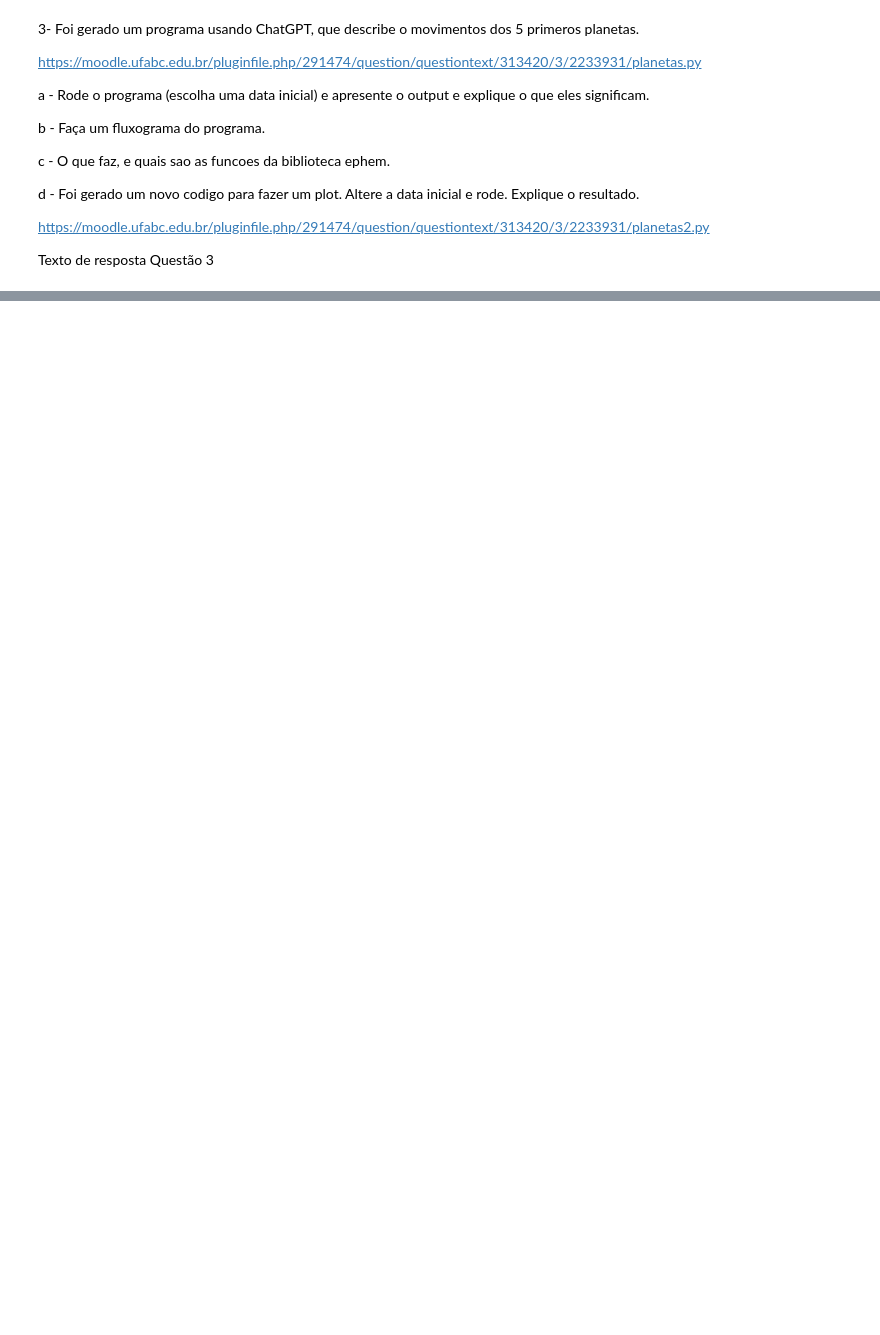
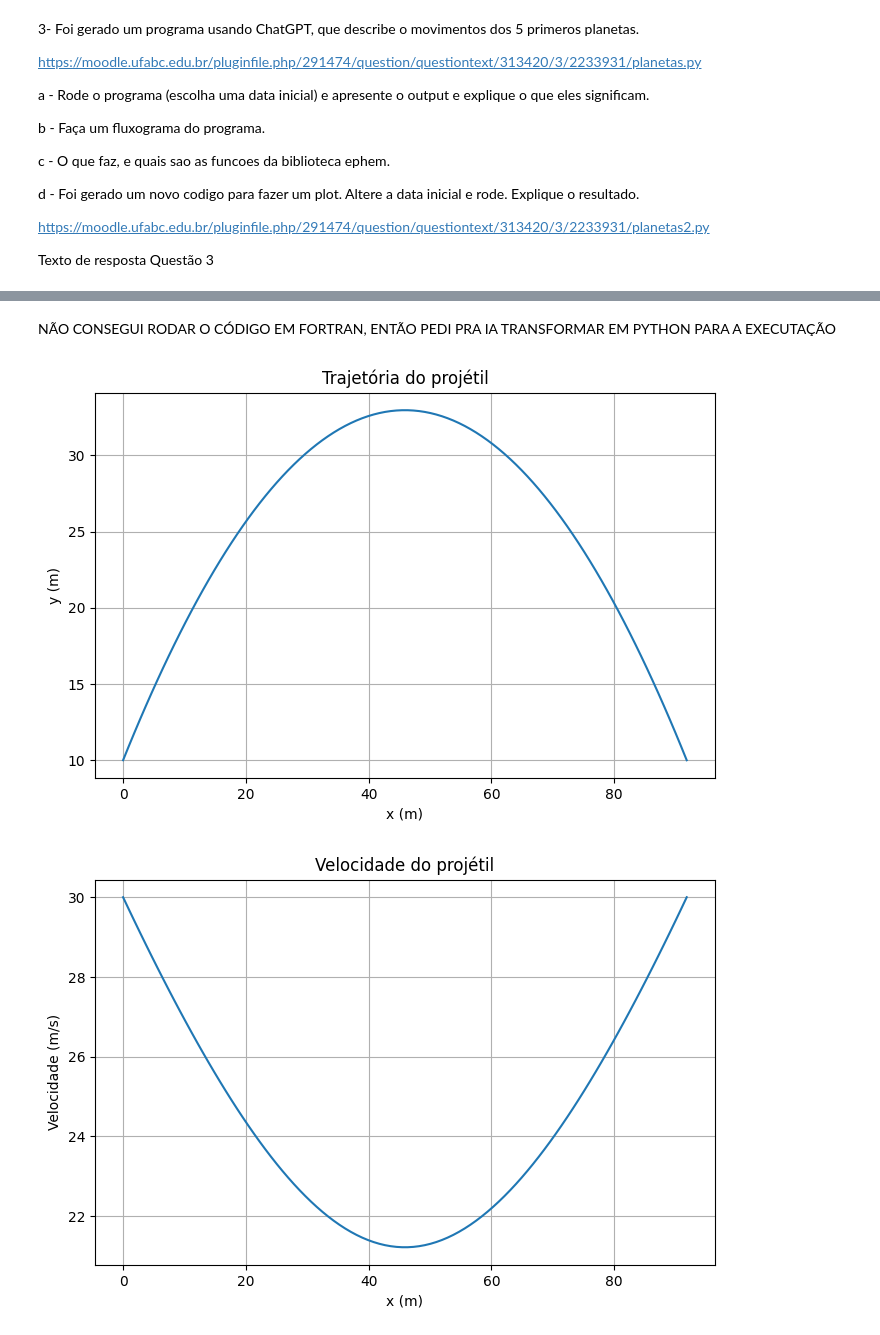
Before and after one commit to Analima123/AV2, a Jupyter notebook: AV2.ipynb, the cells around one changed output, grey strips where cells are left out. Drawn from its saved outputs; the diff is of its cells as text; code cells hidden in the pictures; blank space fills up the shorter version.

```diff
--- a/AV2.ipynb
+++ b/AV2.ipynb
@@ -139,0 +232,62 @@ Note: you may need to restart the kernel to use updated packages.
+# %% [markdown]
+NÃO CONSEGUI RODAR O CÓDIGO EM FORTRAN, ENTÃO PEDI PRA IA TRANSFORMAR EM PYTHON PARA A EXECUTAÇÃO
+# %%
+import numpy as np
+import matplotlib.pyplot as plt
+
+# Parâmetros do problema
+h = 10.0      # altura inicial em metros
+v0 = 30.0     # velocidade inicial em m/s
+angulo = 45.0 # ângulo de lançamento em graus
+k = 0.1       # coeficiente de resistência do ar
+g = 9.8       # aceleração da gravidade em m/s^2
+
+# Converter o ângulo para radianos
+angulo_rad = np.deg2rad(angulo)
+
+# Componentes horizontal e vertical da velocidade inicial
+v0x = v0 * np.cos(angulo_rad)
+v0y = v0 * np.sin(angulo_rad)
+
+# Tempo de voo máximo (aproximação sem resistência do ar)
+t_max = 2.0 * v0y / g
+
+# Vetor de tempo
+t = np.linspace(0, t_max, 100)
+
+# Calcular as posições, velocidades e acelerações
+x = v0x * t
+y = h + v0y * t - 0.5 * g * t**2
+vy = v0y - g * t
+v = np.sqrt(v0x**2 + vy**2)
+a = k * v**2
+
+# Plotar a trajetória
+plt.figure(figsize=(8, 5))
+plt.plot(x, y)
+plt.xlabel('x (m)')
+plt.ylabel('y (m)')
+plt.title('Trajetória do projétil')
+plt.grid(True)
+plt.show()
+
+# Plotar a velocidade
+plt.figure(figsize=(8, 5))
+plt.plot(x, v)
+plt.xlabel('x (m)')
+plt.ylabel('Velocidade (m/s)')
+plt.title('Velocidade do projétil')
+plt.grid(True)
+plt.show()
+
+# Plotar a aceleração
+plt.figure(figsize=(8, 5))
+plt.plot(x, a)
+plt.xlabel('x (m)')
+plt.ylabel('Aceleração (m/s²)')
+plt.title('Aceleração devido à resistência do ar')
+plt.grid(True)
+plt.show()
+# %% [output]
+[figure, added]
+[figure, added]
```
Also changed, not shown: parts of 12 cells of this notebook.
